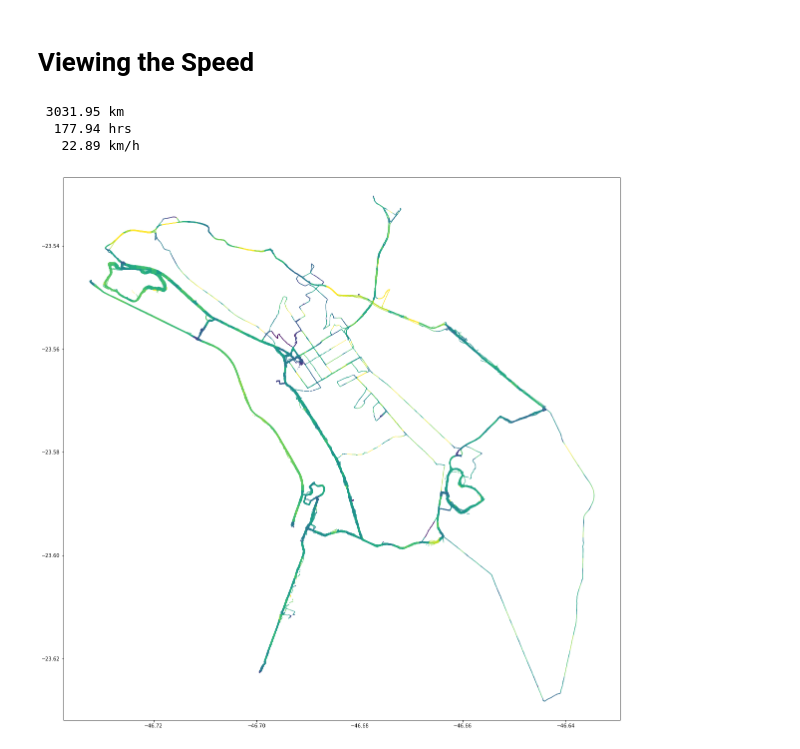
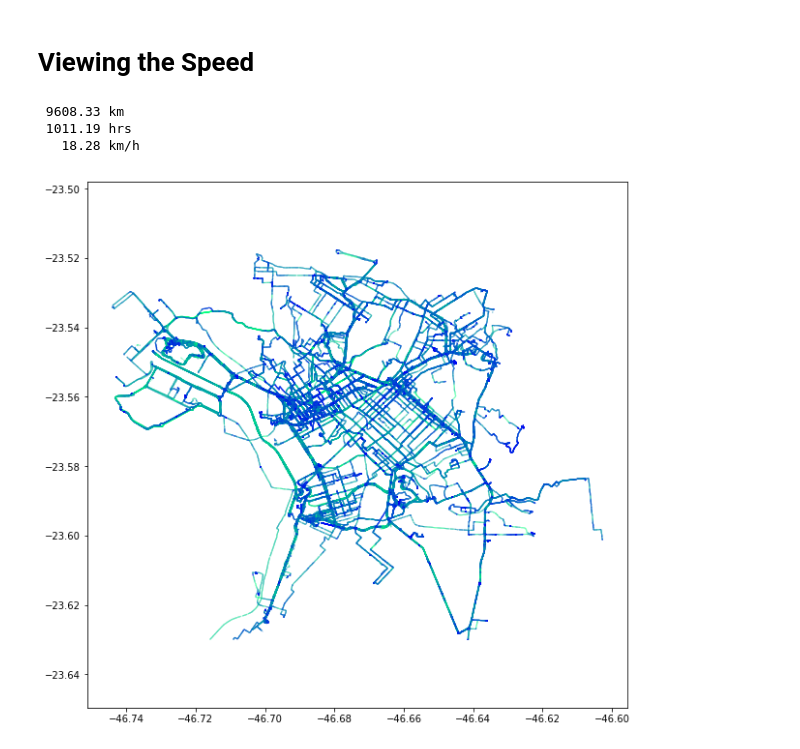
Before and after one commit to sztelzer/Bike-Riding-Analysis, a Jupyter notebook: Bike rides GPS data analysis.ipynb, the cells around one changed output. Saved outputs shown, nothing was run; the diff lists cells and outputs as text; code cells hidden in the pictures.

```diff
--- a/Bike rides GPS data analysis.ipynb
+++ b/Bike rides GPS data analysis.ipynb
@@ -229,29 +249,34 @@ There is patterns on theses failures? Let's see.
 # %% [markdown]
 # Viewing the Speed
 # %%
-seg = data[data.idrider==0]
-seg = seg[seg.idride<100]
-# seg = seg[0:1000]
+seg = data
+seg = seg[seg.latitude > -23.63] #east boundary
+seg = seg[seg.latitude < -23.50] #west boundary
+seg = seg[seg.longitude > -46.76] #north boundary
+seg = seg[seg.longitude < -46.60] #south boundary
 
 seg['glat'] = np.around(seg.latitude, 3)
 seg['glon'] = np.around(seg.longitude, 3)
-meanspeed = pd.DataFrame(seg.groupby(['glat', 'glon'], axis=0)['speed'].mean())
-seg = seg.merge(meanspeed, left_on=['glat', 'glon'], right_index=True, suffixes=('', 'mean'))
+seg['gdir'] = round(seg.heading/45)*45
+
+meanspeed = pd.DataFrame(seg.groupby(['glat', 'glon', 'gdir'], axis=0)['speed'].mean())
+seg = seg.merge(meanspeed, left_on=['glat', 'glon', 'gdir'], right_index=True, suffixes=('', 'mean'))
 
 print("{: 8.2f} {}".format(sum(seg.distance)/1000, "km"))
 print("{: 8.2f} {}".format(sum(seg.deltatime)/60/60, "hrs"))
-print("{: 8.2f} {}".format(np.mean(seg.speed*3.6), "km/h"))
+print("{: 8.2f} {}".format(np.mean(seg[seg.speed < 20].speed)*3.6, "km/h"))
 
-plt.figure(figsize=(20, 20))
-cm = plt.cm.get_cmap('viridis')
+plt.figure(figsize=(10, 10))
+cm = plt.cm.get_cmap('winter')
 speed = np.clip(seg.speedmean, 0, 10)
-# print(speed.describe())
-# plt.scatter(seg.glon, seg.glat, 0.1, c=seg.speedmean, cmap=cm)
-plt.scatter(seg.longitude, seg.latitude, 0.1, c=speed, cmap=cm)
+plt.scatter(seg.longitude, seg.latitude, 0.01, alpha=1, c=speed, cmap=cm)
 plt.axis('equal')
 plt.show()
+
+# plt.savefig('elevations600.png', dpi=300, transparent=False)
+# plt.savefig('elevations600.eps', dpi=600, transparent=True)
 # %% [output]
- 3031.95 km
-  177.94 hrs
-   22.89 km/h
+ 9608.33 km
+ 1011.19 hrs
+   18.28 km/h
-[figure, old version]
+[figure, new version]
```
Also changed, not shown: parts of 13 cells of this notebook, 5 other files.
